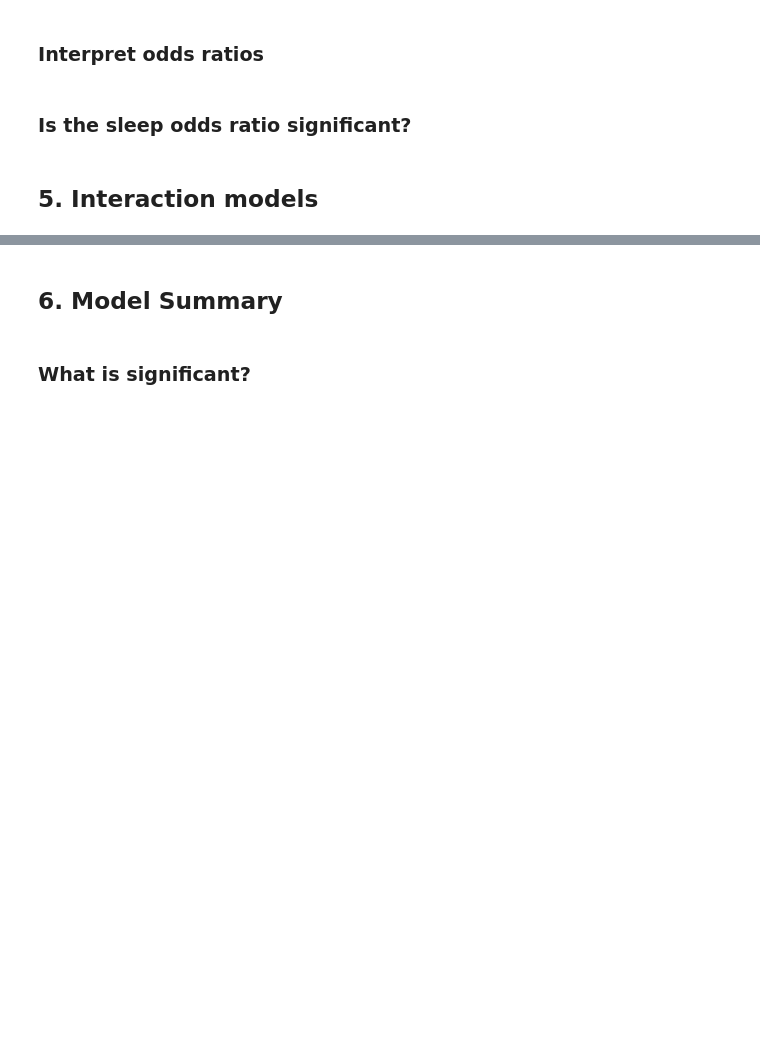
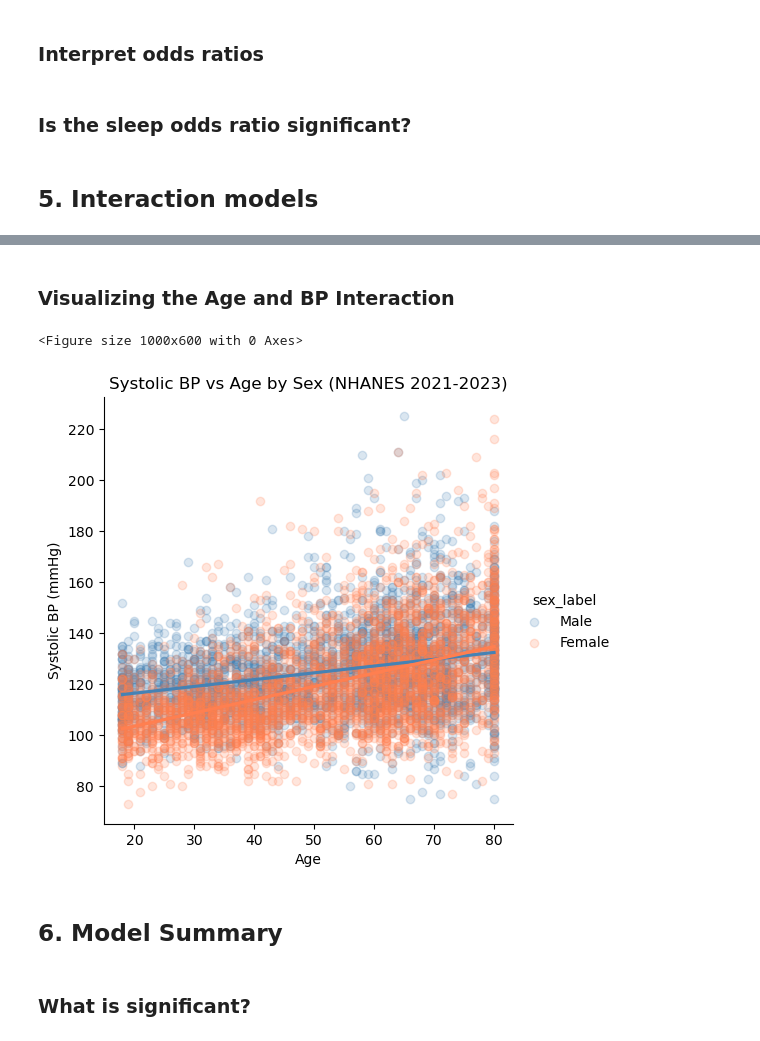
Before and after one commit to npanda30/nhanes-sleep-bp, a Jupyter notebook: Notebooks/03_modeling.ipynb, the cells around one changed output, grey strips where cells are left out. Drawn from its saved outputs; the diff is of its cells as text; code cells hidden in the pictures; blank space fills up the shorter version.

```diff
--- a/Notebooks/03_modeling.ipynb
+++ b/Notebooks/03_modeling.ipynb
@@ -56,0 +341,8 @@ Ready: (5999, 8)
+# %%
+df['age_sex'] = df['age_c'] * df['sex']
+
+X_int4 = df[['sleep_c', 'age_c', 'sex', 'bmi_c', 'age_sex']]
+X_int4 = sm.add_constant(X_int4)
+model_int4 = sm.OLS(y, X_int4).fit(cov_type='HC3')
+
+print(model_int4.summary())
@@ -56,0 +369,8 @@ Ready: (5999, 8)
+# %%
+df['age_bmi_c'] = df['age_c'] * df['bmi_c']
+
+X_int5 = df[['sleep_c', 'age_c', 'sex', 'bmi_c', 'age_bmi_c']]
+X_int5 = sm.add_constant(X_int5)
+model_int5 = sm.OLS(y, X_int5).fit(cov_type='HC3')
+
+print(model_int5.summary())
@@ -56,0 +397,7 @@ Ready: (5999, 8)
+# %%
+df['bmi_sex'] = df['bmi_c'] * df['sex']
+
+X_int6 = df[['sleep_c', 'age_c', 'sex', 'bmi_c', 'bmi_sex']]
+X_int6 = sm.add_constant(X_int6)
+model_int6 = sm.OLS(y, X_int6).fit(cov_type='HC3')
+print(model_int6.summary())
@@ -57,3 +422,17 @@ Ready: (5999, 8)
+# %% [markdown]
+### Visualizing the Age and BP Interaction
+# %%
+plt.figure(figsize=(10, 6))
+sns.lmplot(data=df, x='age', y='systolic_bp',
+           hue='sex_label', palette={'Male': 'steelblue', 'Female': 'coral'},
+           scatter_kws={'alpha': 0.2})
+plt.title('Systolic BP vs Age by Sex (NHANES 2021-2023)')
+plt.xlabel('Age')
+plt.ylabel('Systolic BP (mmHg)')
+plt.show()
+# %% [output]
+<Figure size 1000x600 with 0 Axes>
+[figure, added]
 # %% [markdown]
 ## 6. Model Summary
 # %% [markdown]
```
Also changed, not shown: parts of 32 cells of this notebook.
